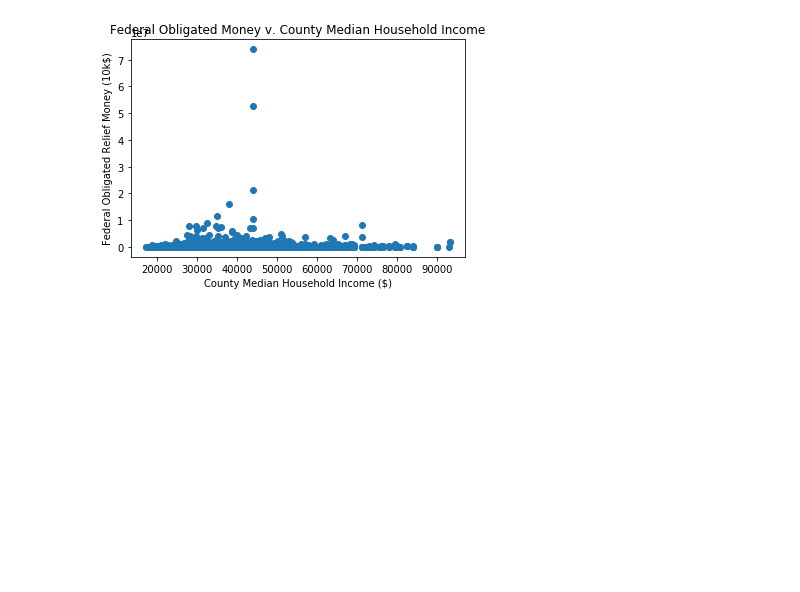
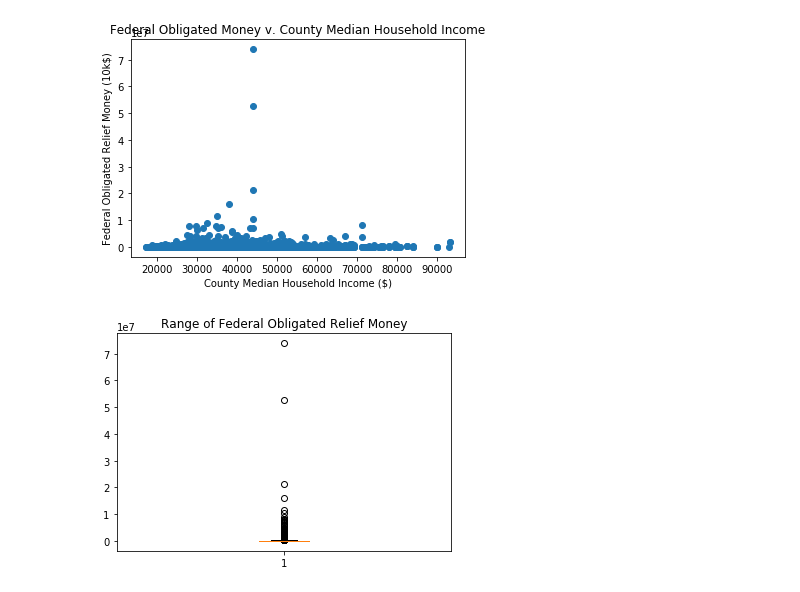
Before and after one commit to chunwong7/Project_1, a Jupyter notebook: SAPIE_analysis.ipynb, the cells around one changed output. Saved outputs shown, nothing was run; the diff lists cells and outputs as text; code cells hidden in the pictures; blank space fills up the shorter version.

Commit message:
Box plot of fema$

```diff
--- a/SAPIE_analysis.ipynb
+++ b/SAPIE_analysis.ipynb
@@ -88,3 +88,11 @@ plt.savefig('plots/femavincome.png')
 plt.show()
 # %% [output]
 [figure]
+# %%
+#Use box plot to check for outliers
+plt.boxplot(merged['FEMA$'])
+plt.title('Range of Federal Obligated Relief Money')
+plt.savefig('plots/fema$range.png')
+plt.show()
+# %% [output]
+[figure, added]
```
Also changed, not shown: 1 other file.
